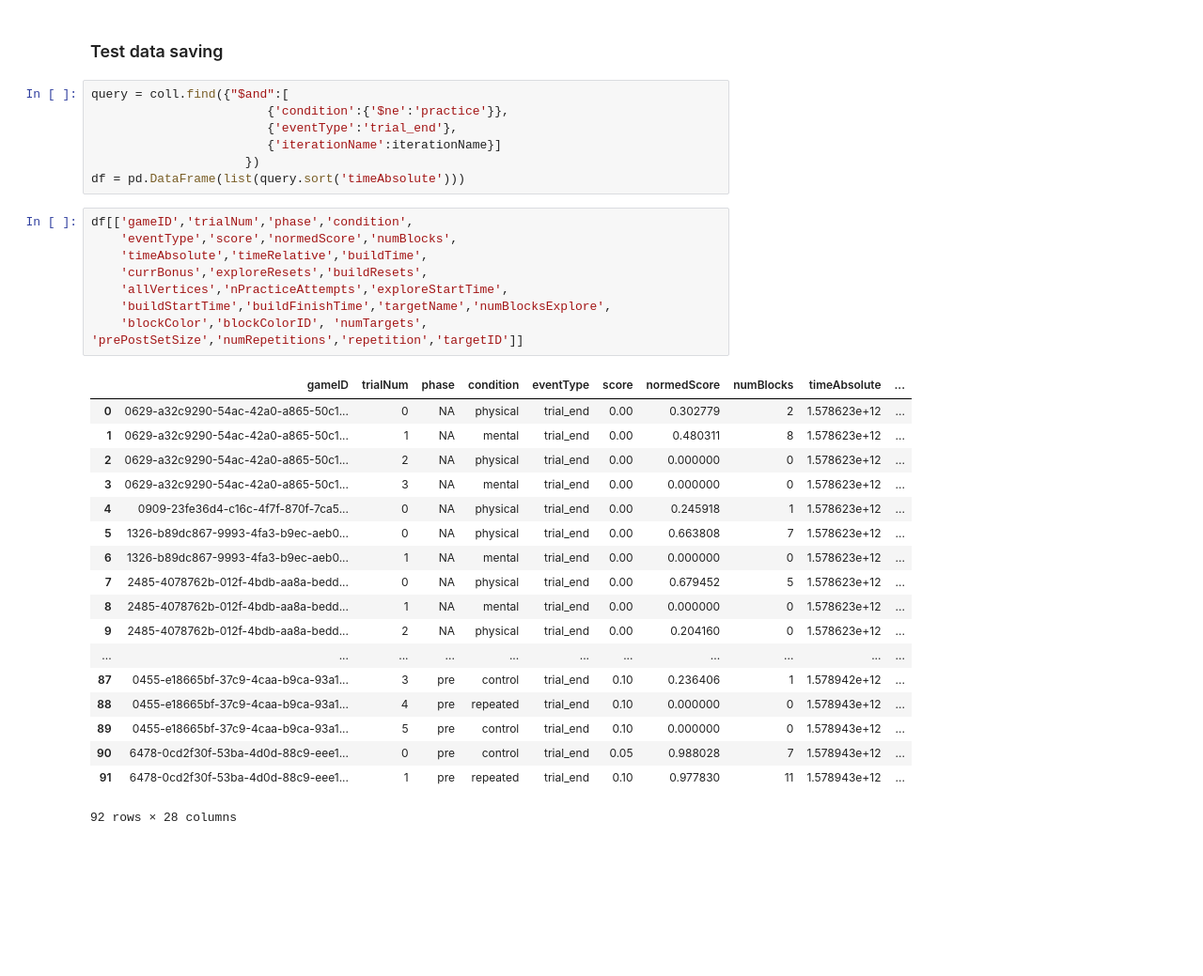
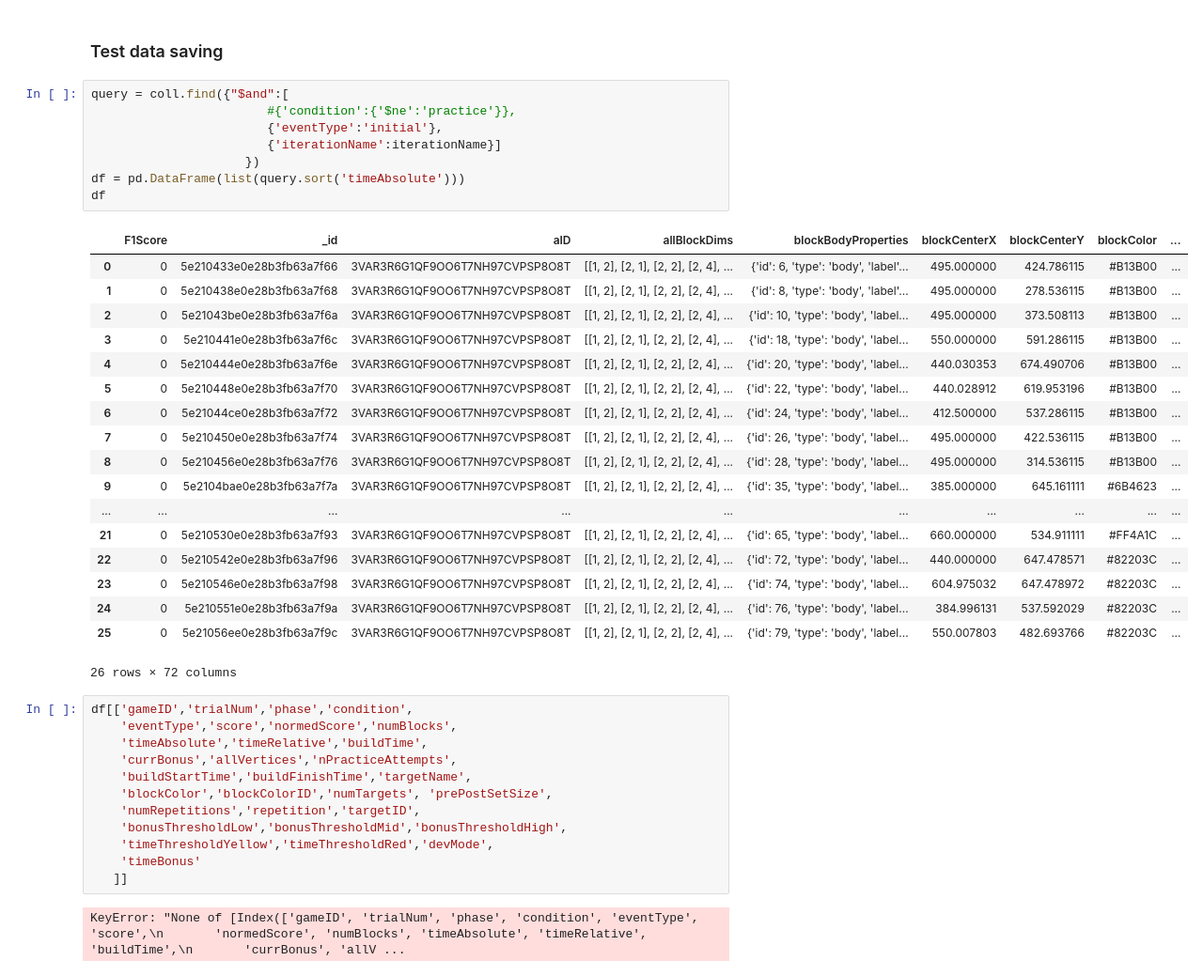
Before and after one commit to cogtoolslab/block_construction, a Jupyter notebook: analysis/will/block_silhouette_data_generator.ipynb, the cells around one changed output. Shown at 94% size. Saved outputs shown, nothing was run; the diff lists cells and outputs as text; blank space fills up the shorter version.

```diff
--- a/analysis/will/block_silhouette_data_generator.ipynb
+++ b/analysis/will/block_silhouette_data_generator.ipynb
@@ -318,35 +322,42 @@ df_explore.to_csv(out_path)
 ### Test data saving
 # %%
 query = coll.find({"$and":[
-                        {'condition':{'$ne':'practice'}},
-                        {'eventType':'trial_end'},
+                        #{'condition':{'$ne':'practice'}},
+                        {'eventType':'initial'},
                         {'iterationName':iterationName}]
                      })
 df = pd.DataFrame(list(query.sort('timeAbsolute')))
+df
+# %% [output]
+|  | F1Score | _id | aID | allBlockDims | blockBodyProperties | blockCenterX | blockCenterY | blockColor | ... |
+| 0 | 0 | 5e210433e0e28b3fb63a7f66 | 3VAR3R6G1QF9OO6T7NH97CVPSP8O8T | [[1, 2], [2, 1], [2, 2], [2, 4], ... | {'id': 6, 'type': 'body', 'label'... | 495.000000 | 424.786115 | #B13B00 | ... |
+| 1 | 0 | 5e210438e0e28b3fb63a7f68 | 3VAR3R6G1QF9OO6T7NH97CVPSP8O8T | [[1, 2], [2, 1], [2, 2], [2, 4], ... | {'id': 8, 'type': 'body', 'label'... | 495.000000 | 278.536115 | #B13B00 | ... |
+| 2 | 0 | 5e21043be0e28b3fb63a7f6a | 3VAR3R6G1QF9OO6T7NH97CVPSP8O8T | [[1, 2], [2, 1], [2, 2], [2, 4], ... | {'id': 10, 'type': 'body', 'label... | 495.000000 | 373.508113 | #B13B00 | ... |
+| 3 | 0 | 5e210441e0e28b3fb63a7f6c | 3VAR3R6G1QF9OO6T7NH97CVPSP8O8T | [[1, 2], [2, 1], [2, 2], [2, 4], ... | {'id': 18, 'type': 'body', 'label... | 550.000000 | 591.286115 | #B13B00 | ... |
+| 4 | 0 | 5e210444e0e28b3fb63a7f6e | 3VAR3R6G1QF9OO6T7NH97CVPSP8O8T | [[1, 2], [2, 1], [2, 2], [2, 4], ... | {'id': 20, 'type': 'body', 'label... | 440.030353 | 674.490706 | #B13B00 | ... |
+| 5 | 0 | 5e210448e0e28b3fb63a7f70 | 3VAR3R6G1QF9OO6T7NH97CVPSP8O8T | [[1, 2], [2, 1], [2, 2], [2, 4], ... | {'id': 22, 'type': 'body', 'label... | 440.028912 | 619.953196 | #B13B00 | ... |
+| 6 | 0 | 5e21044ce0e28b3fb63a7f72 | 3VAR3R6G1QF9OO6T7NH97CVPSP8O8T | [[1, 2], [2, 1], [2, 2], [2, 4], ... | {'id': 24, 'type': 'body', 'label... | 412.500000 | 537.286115 | #B13B00 | ... |
+| 7 | 0 | 5e210450e0e28b3fb63a7f74 | 3VAR3R6G1QF9OO6T7NH97CVPSP8O8T | [[1, 2], [2, 1], [2, 2], [2, 4], ... | {'id': 26, 'type': 'body', 'label... | 495.000000 | 422.536115 | #B13B00 | ... |
+| 8 | 0 | 5e210456e0e28b3fb63a7f76 | 3VAR3R6G1QF9OO6T7NH97CVPSP8O8T | [[1, 2], [2, 1], [2, 2], [2, 4], ... | {'id': 28, 'type': 'body', 'label... | 495.000000 | 314.536115 | #B13B00 | ... |
+| 9 | 0 | 5e2104bae0e28b3fb63a7f7a | 3VAR3R6G1QF9OO6T7NH97CVPSP8O8T | [[1, 2], [2, 1], [2, 2], [2, 4], ... | {'id': 35, 'type': 'body', 'label... | 385.000000 | 645.161111 | #6B4623 | ... |
+| ... | ... | ... | ... | ... | ... | ... | ... | ... | ... |
+| 21 | 0 | 5e210530e0e28b3fb63a7f93 | 3VAR3R6G1QF9OO6T7NH97CVPSP8O8T | [[1, 2], [2, 1], [2, 2], [2, 4], ... | {'id': 65, 'type': 'body', 'label... | 660.000000 | 534.911111 | #FF4A1C | ... |
+| 22 | 0 | 5e210542e0e28b3fb63a7f96 | 3VAR3R6G1QF9OO6T7NH97CVPSP8O8T | [[1, 2], [2, 1], [2, 2], [2, 4], ... | {'id': 72, 'type': 'body', 'label... | 440.000000 | 647.478571 | #82203C | ... |
+| 23 | 0 | 5e210546e0e28b3fb63a7f98 | 3VAR3R6G1QF9OO6T7NH97CVPSP8O8T | [[1, 2], [2, 1], [2, 2], [2, 4], ... | {'id': 74, 'type': 'body', 'label... | 604.975032 | 647.478972 | #82203C | ... |
+| 24 | 0 | 5e210551e0e28b3fb63a7f9a | 3VAR3R6G1QF9OO6T7NH97CVPSP8O8T | [[1, 2], [2, 1], [2, 2], [2, 4], ... | {'id': 76, 'type': 'body', 'label... | 384.996131 | 537.592029 | #82203C | ... |
+| 25 | 0 | 5e21056ee0e28b3fb63a7f9c | 3VAR3R6G1QF9OO6T7NH97CVPSP8O8T | [[1, 2], [2, 1], [2, 2], [2, 4], ... | {'id': 79, 'type': 'body', 'label... | 550.007803 | 482.693766 | #82203C | ... |
+26 rows × 72 columns
 # %%
 df[['gameID','trialNum','phase','condition',
     'eventType','score','normedScore','numBlocks',
     'timeAbsolute','timeRelative','buildTime',
-    'currBonus','exploreResets','buildResets',
-    'allVertices','nPracticeAttempts','exploreStartTime',
-    'buildStartTime','buildFinishTime','targetName','numBlocksExplore',
-    'blockColor','blockColorID', 'numTargets', 'prePostSetSize','numRepetitions','repetition','targetID']]
+    'currBonus','allVertices','nPracticeAttempts',
+    'buildStartTime','buildFinishTime','targetName',
+    'blockColor','blockColorID','numTargets', 'prePostSetSize',
+    'numRepetitions','repetition','targetID',
+    'bonusThresholdLow','bonusThresholdMid','bonusThresholdHigh',
+    'timeThresholdYellow','timeThresholdRed','devMode',
+    'timeBonus'
+   ]]
 # %% [output]
-|  | gameID | trialNum | phase | condition | eventType | score | normedScore | numBlocks | timeAbsolute | ... |
-| 0 | 0629-a32c9290-54ac-42a0-a865-50c1... | 0 | NA | physical | trial_end | 0.00 | 0.302779 | 2 | 1.578623e+12 | ... |
-| 1 | 0629-a32c9290-54ac-42a0-a865-50c1... | 1 | NA | mental | trial_end | 0.00 | 0.480311 | 8 | 1.578623e+12 | ... |
-| 2 | 0629-a32c9290-54ac-42a0-a865-50c1... | 2 | NA | physical | trial_end | 0.00 | 0.000000 | 0 | 1.578623e+12 | ... |
-| 3 | 0629-a32c9290-54ac-42a0-a865-50c1... | 3 | NA | mental | trial_end | 0.00 | 0.000000 | 0 | 1.578623e+12 | ... |
-| 4 | 0909-23fe36d4-c16c-4f7f-870f-7ca5... | 0 | NA | physical | trial_end | 0.00 | 0.245918 | 1 | 1.578623e+12 | ... |
-| 5 | 1326-b89dc867-9993-4fa3-b9ec-aeb0... | 0 | NA | physical | trial_end | 0.00 | 0.663808 | 7 | 1.578623e+12 | ... |
-| 6 | 1326-b89dc867-9993-4fa3-b9ec-aeb0... | 1 | NA | mental | trial_end | 0.00 | 0.000000 | 0 | 1.578623e+12 | ... |
-| 7 | 2485-4078762b-012f-4bdb-aa8a-bedd... | 0 | NA | physical | trial_end | 0.00 | 0.679452 | 5 | 1.578623e+12 | ... |
-| 8 | 2485-4078762b-012f-4bdb-aa8a-bedd... | 1 | NA | mental | trial_end | 0.00 | 0.000000 | 0 | 1.578623e+12 | ... |
-| 9 | 2485-4078762b-012f-4bdb-aa8a-bedd... | 2 | NA | physical | trial_end | 0.00 | 0.204160 | 0 | 1.578623e+12 | ... |
-| ... | ... | ... | ... | ... | ... | ... | ... | ... | ... | ... |
-| 87 | 0455-e18665bf-37c9-4caa-b9ca-93a1... | 3 | pre | control | trial_end | 0.10 | 0.236406 | 1 | 1.578942e+12 | ... |
-| 88 | 0455-e18665bf-37c9-4caa-b9ca-93a1... | 4 | pre | repeated | trial_end | 0.10 | 0.000000 | 0 | 1.578943e+12 | ... |
-| 89 | 0455-e18665bf-37c9-4caa-b9ca-93a1... | 5 | pre | control | trial_end | 0.10 | 0.000000 | 0 | 1.578943e+12 | ... |
-| 90 | 6478-0cd2f30f-53ba-4d0d-88c9-eee1... | 0 | pre | control | trial_end | 0.05 | 0.988028 | 7 | 1.578943e+12 | ... |
-| 91 | 6478-0cd2f30f-53ba-4d0d-88c9-eee1... | 1 | pre | repeated | trial_end | 0.10 | 0.977830 | 11 | 1.578943e+12 | ... |
-92 rows × 28 columns
+KeyError: "None of [Index(['gameID', 'trialNum', 'phase', 'condition', 'eventType', 'score',\n       'normedScore', 'numBlocks', 'timeAbsolute', 'timeRelative', 'buildTime',\n       'currBonus', 'allV ...
```
Also changed, not shown: parts of 9 cells of this notebook, 3 other files.
